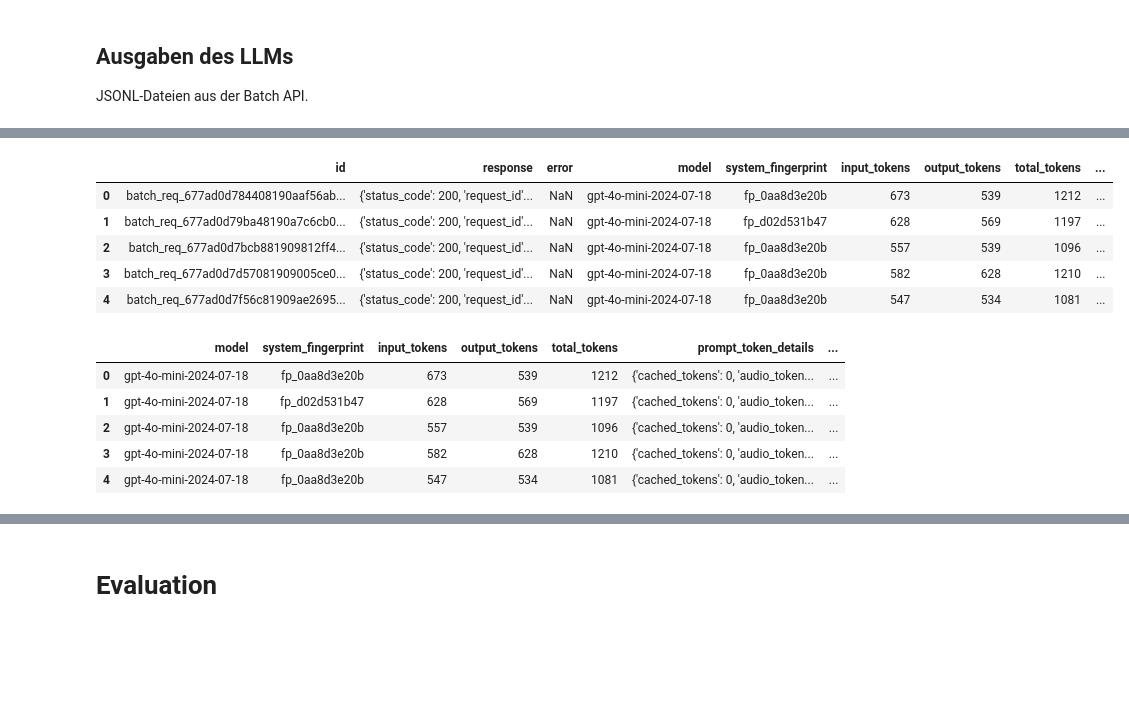
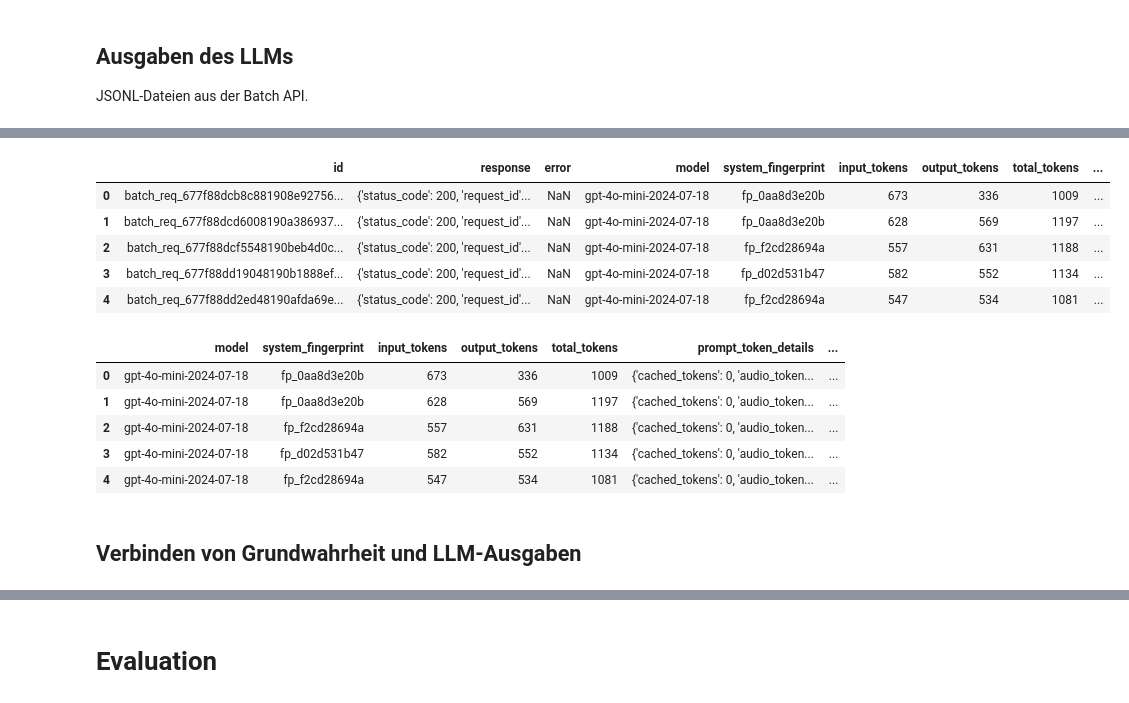
Before and after one commit to BF-DS/argument-mining, a Jupyter notebook: evaluation.ipynb, the cells around one changed output, grey strips where cells are left out. Saved outputs shown, nothing was run; the diff lists cells and outputs as text; code cells hidden in the pictures; blank space fills up the shorter version.

```diff
--- a/evaluation.ipynb
+++ b/evaluation.ipynb
@@ -187,5 +221,5 @@ jsonl_files_directory_list
 # %%
-zs_df = pd.read_json(jsonl_files_directory_list[0], lines=True)
-zs_df.head()
+batch_output_1 = pd.read_json("batch_api/output/output-batch-1.jsonl", lines=True)
+batch_output_1.head()
 # %% [output]
 |  | id | custom_id | response | error |
@@ -209,7 +251,7 @@ def extract_response_info(response):
 
     return pd.Series([model, system_fingerprint, content, prompt_tokens, completion_tokens, total_tokens, promot_token_details, completion_token_details])
 
-zs_df[['model','system_fingerprint', 'content', 'input_tokens', 'output_tokens', 'total_tokens', 'prompt_token_details', 'completion_token_details']] = zs_df['response'].apply(extract_response_info)
-zs_df.head()
+batch_output_1[['model','system_fingerprint', 'content', 'input_tokens', 'output_tokens', 'total_tokens', 'prompt_token_details', 'completion_token_details']] = batch_output_1['response'].apply(extract_response_info)
+batch_output_1.head()
 # %% [output]
 |  | id | custom_id | response | error | model | system_fingerprint | content | input_tokens | ... |
@@ -228,35 +303,39 @@ Verwendete System Fingerprints: ['fp_0aa8d3e20b' 'fp_d02d531b47' 'fp_79129002ea'
 # %%
 # Inhalte aus "Content" extrahieren
-zs_df = transform_content_to_args(zs_df, 'content')
-zs_df["prompt"] = zs_df["custom_id"].apply(lambda x: x.split("_")[0])
-zs_df["txt_file"] = zs_df["custom_id"].apply(lambda x: x.split("_")[1]) # gleiche Beizeichnung wie im DF für Grundwahrheit, zum mergen
-zs_df = zs_df.drop(columns=["custom_id"]) # Entfernen der Spalte, da nicht mehr benötigt
-zs_df.head()
+batch_output_1 = transform_content_to_args(batch_output_1, 'content')
+
+# Extrahieren der Metainformationen zum Prompt und verwendeten Text
+batch_output_1["prompt"] = batch_output_1["custom_id"].apply(lambda x: x.split("_")[0])
+batch_output_1["txt_file"] = batch_output_1["custom_id"].apply(lambda x: x.split("_")[1]) # gleiche Beizeichnung wie im DF für Grundwahrheit, zum mergen
+batch_output_1 = batch_output_1.drop(columns=["custom_id"]) # Entfernen der Spalte, da nicht mehr benötigt
+batch_output_1.head()
 
 # zs_df['content'] = zs_df['content'].apply(json.loads)
 # zs_df['relations'] = zs_df['content'].apply(replace_ids_with_sentences)
 # zs_df['relations'] = zs_df['relations'].apply(extract_relations)
 # zs_df['major_claims'] = zs_df['content'].apply(lambda x: [mc['Text'] for mc in x['MajorClaims']])
 # zs_df['claims'] = zs_df['content'].apply(lambda x: [c['Text'] for c in x['Claims']])
 # zs_df['premises'] = zs_df['content'].apply(lambda x: [p['Text'] for p in x['Premises']])
 # zs_df.head()
 # %% [output]
 |  | id | response | error | model | system_fingerprint | input_tokens | output_tokens | total_tokens | ... |
-| 0 | batch_req_677ad0d784408190aaf56ab... | {'status_code': 200, 'request_id'... | NaN | gpt-4o-mini-2024-07-18 | fp_0aa8d3e20b | 673 | 539 | 1212 | ... |
-| 1 | batch_req_677ad0d79ba48190a7c6cb0... | {'status_code': 200, 'request_id'... | NaN | gpt-4o-mini-2024-07-18 | fp_d02d531b47 | 628 | 569 | 1197 | ... |
-| 2 | batch_req_677ad0d7bcb881909812ff4... | {'status_code': 200, 'request_id'... | NaN | gpt-4o-mini-2024-07-18 | fp_0aa8d3e20b | 557 | 539 | 1096 | ... |
-| 3 | batch_req_677ad0d7d57081909005ce0... | {'status_code': 200, 'request_id'... | NaN | gpt-4o-mini-2024-07-18 | fp_0aa8d3e20b | 582 | 628 | 1210 | ... |
-| 4 | batch_req_677ad0d7f56c81909ae2695... | {'status_code': 200, 'request_id'... | NaN | gpt-4o-mini-2024-07-18 | fp_0aa8d3e20b | 547 | 534 | 1081 | ... |
+| 0 | batch_req_677f88dcb8c881908e92756... | {'status_code': 200, 'request_id'... | NaN | gpt-4o-mini-2024-07-18 | fp_0aa8d3e20b | 673 | 336 | 1009 | ... |
+| 1 | batch_req_677f88dcd6008190a386937... | {'status_code': 200, 'request_id'... | NaN | gpt-4o-mini-2024-07-18 | fp_0aa8d3e20b | 628 | 569 | 1197 | ... |
+| 2 | batch_req_677f88dcf5548190beb4d0c... | {'status_code': 200, 'request_id'... | NaN | gpt-4o-mini-2024-07-18 | fp_f2cd28694a | 557 | 631 | 1188 | ... |
+| 3 | batch_req_677f88dd19048190b1888ef... | {'status_code': 200, 'request_id'... | NaN | gpt-4o-mini-2024-07-18 | fp_d02d531b47 | 582 | 552 | 1134 | ... |
+| 4 | batch_req_677f88dd2ed48190afda69e... | {'status_code': 200, 'request_id'... | NaN | gpt-4o-mini-2024-07-18 | fp_f2cd28694a | 547 | 534 | 1081 | ... |
 # %%
 # entfernen von Spalten, die nicht mehr benötigt werden
-zs_df = zs_df.drop(columns=['id', 'response','error'])
-zs_df.head()
+batch_output_1 = batch_output_1.drop(columns=['id', 'response','error'])
+batch_output_1.head()
 # %% [output]
 |  | model | system_fingerprint | input_tokens | output_tokens | total_tokens | prompt_token_details | ... |
-| 0 | gpt-4o-mini-2024-07-18 | fp_0aa8d3e20b | 673 | 539 | 1212 | {'cached_tokens': 0, 'audio_token... | ... |
-| 1 | gpt-4o-mini-2024-07-18 | fp_d02d531b47 | 628 | 569 | 1197 | {'cached_tokens': 0, 'audio_token... | ... |
-| 2 | gpt-4o-mini-2024-07-18 | fp_0aa8d3e20b | 557 | 539 | 1096 | {'cached_tokens': 0, 'audio_token... | ... |
-| 3 | gpt-4o-mini-2024-07-18 | fp_0aa8d3e20b | 582 | 628 | 1210 | {'cached_tokens': 0, 'audio_token... | ... |
-| 4 | gpt-4o-mini-2024-07-18 | fp_0aa8d3e20b | 547 | 534 | 1081 | {'cached_tokens': 0, 'audio_token... | ... |
+| 0 | gpt-4o-mini-2024-07-18 | fp_0aa8d3e20b | 673 | 336 | 1009 | {'cached_tokens': 0, 'audio_token... | ... |
+| 1 | gpt-4o-mini-2024-07-18 | fp_0aa8d3e20b | 628 | 569 | 1197 | {'cached_tokens': 0, 'audio_token... | ... |
+| 2 | gpt-4o-mini-2024-07-18 | fp_f2cd28694a | 557 | 631 | 1188 | {'cached_tokens': 0, 'audio_token... | ... |
+| 3 | gpt-4o-mini-2024-07-18 | fp_d02d531b47 | 582 | 552 | 1134 | {'cached_tokens': 0, 'audio_token... | ... |
+| 4 | gpt-4o-mini-2024-07-18 | fp_f2cd28694a | 547 | 534 | 1081 | {'cached_tokens': 0, 'audio_token... | ... |
+# %% [markdown]
+## Verbinden von Grundwahrheit und LLM-Ausgaben
 # %%
 # Zusammenführen von Grundwahrheit und Zero-Shot Ausgaben
```
Also changed, not shown: parts of 21 cells of this notebook, 1 other file.
